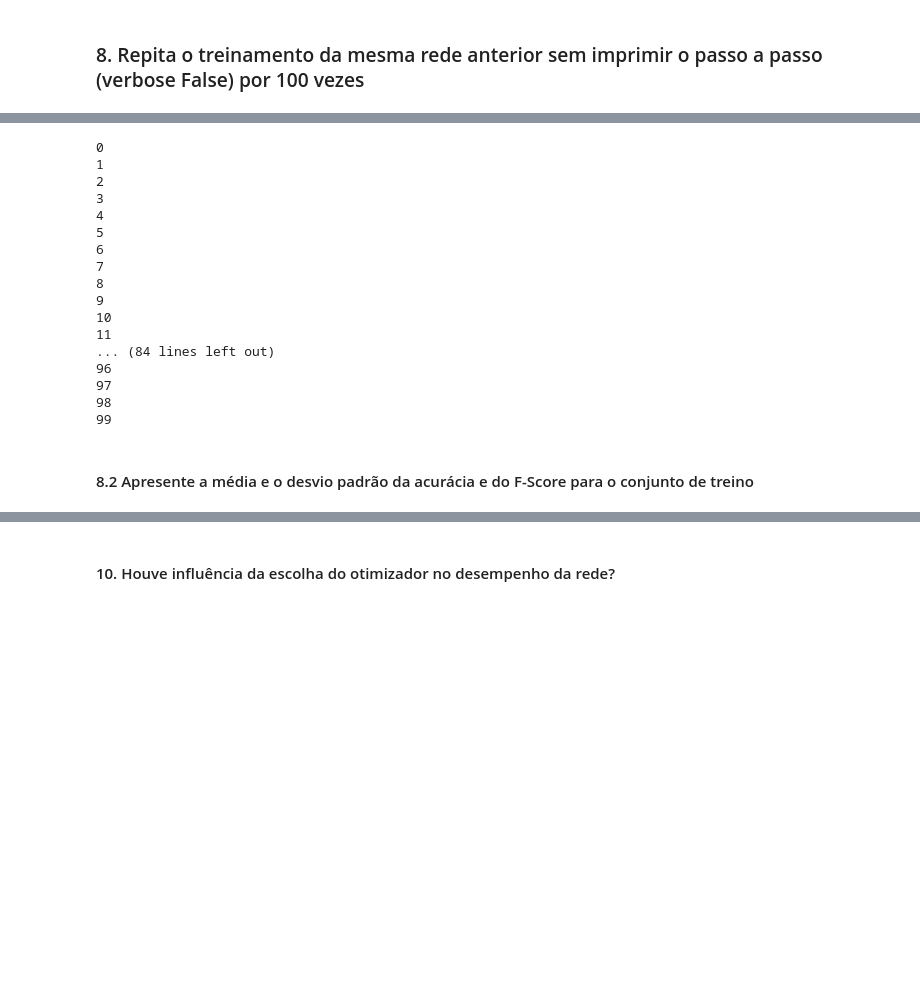
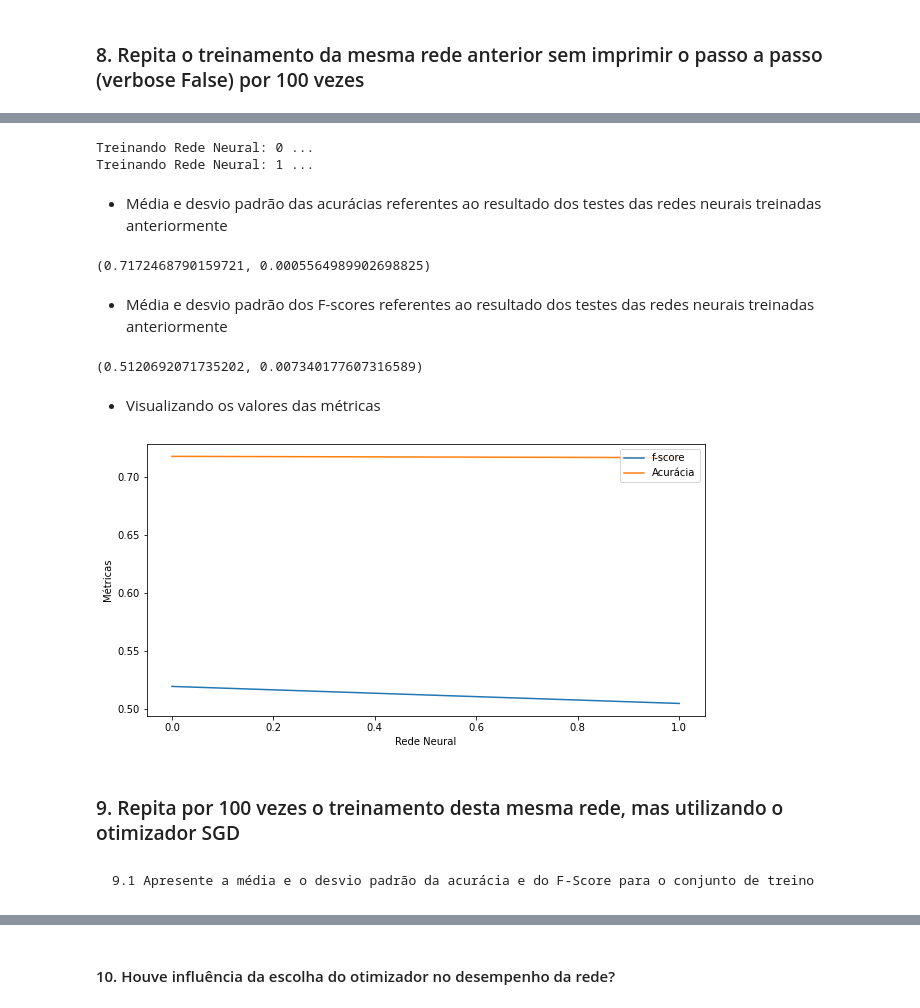
Before and after one commit to elloa-uea/projeto-pratico-3-rna-pp3-team-hard, a Jupyter notebook: notebooks/PP3.3 - Proposição e Avaliação de RNAs.ipynb, the cells around one changed output, grey strips where cells are left out. Cells and saved outputs as stored; diff of their text form; code cells hidden in the pictures; blank space fills up the shorter version.

````diff
--- a/notebooks/PP3.3 - Proposição e Avaliação de RNAs.ipynb
+++ b/notebooks/PP3.3 - Proposição e Avaliação de RNAs.ipynb
@@ -289,35 +299,56 @@ recall_score(y_test, y_pred, average='macro')
 # %%
 medidas = {'acuracias':[], 'fscores':[]}
 
-for i in range(100):
-    print(i)
-    X_train, X_test, y_train, y_test = holdout(X, y)
-    X_train_std, X_test_std = escalonamento(X_train, X_test)
-    perceptron100 = MLPClassifier(hidden_layer_sizes=(1,10), activation='relu', solver='adam', verbose=False)
-    #perceptron100 = MLPClassifier(hidden_layer_sizes=(1,10), activation='relu', solver='adam', verbose=False, n_iter_no_change=100, max_iter=100, shuffle=True)
-    perceptron100.fit(X_train_std, y_train)
+for i in range(0, 2, 1):
+    print('Treinando Rede Neural:', i, '...')
 
-    y_pred = perceptron100.predict(X_train_std)
+    # particionando o dataset
+    X_train, X_test, y_train, y_test = train_test_split(X, y, test_size=0.30, random_state=42, shuffle=True)
 
-    medidas['acuracias'].append(accuracy_score(y_train, y_pred))
-    medidas['fscores'].append(f1_score(y_train, y_pred, average='macro'))
+    # escalonando os dados
+    X_train_std = (X_train - X_train.mean()) / X_train.std()
+    X_test_std = (X_test - X_train.mean()) / X_train.std()
+
+    # treinando as redes neurais
+    nnc = MLPClassifier(hidden_layer_sizes=(10,), activation='relu', solver='adam', verbose=False, max_iter=300, shuffle=True)
+    nnc.fit(X_train_std, y_train)
+
+    # testando a rede neural treinada
+    y_pred = nnc.predict(X_test_std)
+
+    # salvando os valores das metricas
+    medidas['acuracias'].append(accuracy_score(y_test, y_pred))
+    medidas['fscores'].append(f1_score(y_test, y_pred, average='macro'))
 # %% [output]
-0
-1
-2
-3
-4
-5
-6
-7
-8
-9
-10
-11
-... (84 lines left out)
-96
-97
-98
-99
+Treinando Rede Neural: 0 ...
+Treinando Rede Neural: 1 ...
+# %% [markdown]
+- Média e desvio padrão das acurácias  referentes ao resultado dos testes das redes neurais treinadas anteriormente
+# %%
+np.mean(medidas['acuracias']), np.std(medidas['acuracias'])
+# %% [output]
+(0.7172468790159721, 0.0005564989902698825)
+# %% [markdown]
+- Média e desvio padrão dos F-scores referentes ao resultado dos testes das redes neurais treinadas anteriormente
+# %%
+np.mean(medidas['fscores']), np.std(medidas['fscores'])
+# %% [output]
+(0.5120692071735202, 0.007340177607316589)
+# %% [markdown]
+- Visualizando os valores das métricas
+# %%
+b = list(range(0, 2))
+plt.figure(figsize=(10,5))
+plt.plot(b, medidas['fscores'], label='f-score')
+plt.plot(b, medidas['acuracias'], label="Acurácia")
+plt.xlabel('Rede Neural')
+plt.ylabel('Métricas')
+plt.legend(loc='upper right');
+# %% [output]
+[figure, added]
+# %% [markdown]
+### 9. Repita por 100 vezes o treinamento desta mesma rede, mas utilizando o otimizador SGD
 # %% [markdown]
- #### 8.2 Apresente a média e o desvio padrão da acurácia e do F-Score para o conjunto de treino
+```
+9.1 Apresente a média e o desvio padrão da acurácia e do F-Score para o conjunto de treino
+```
````
Also changed, not shown: parts of 86 cells of this notebook.
